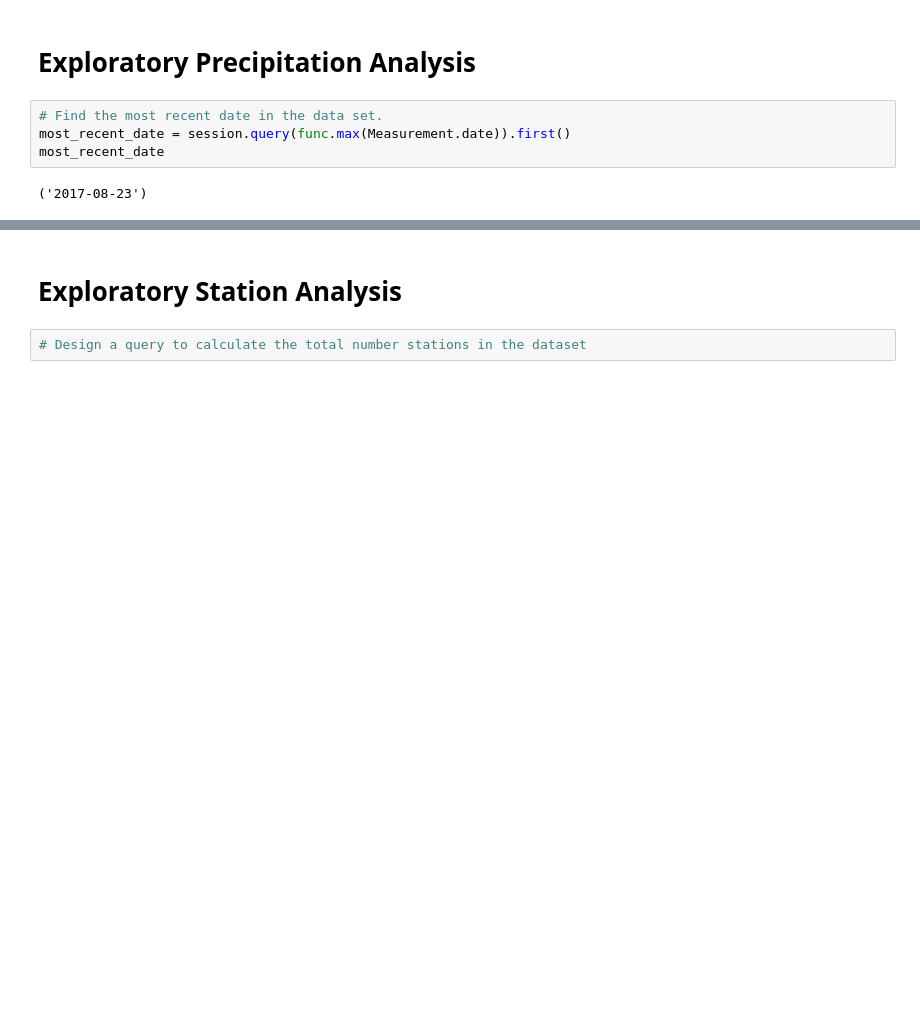
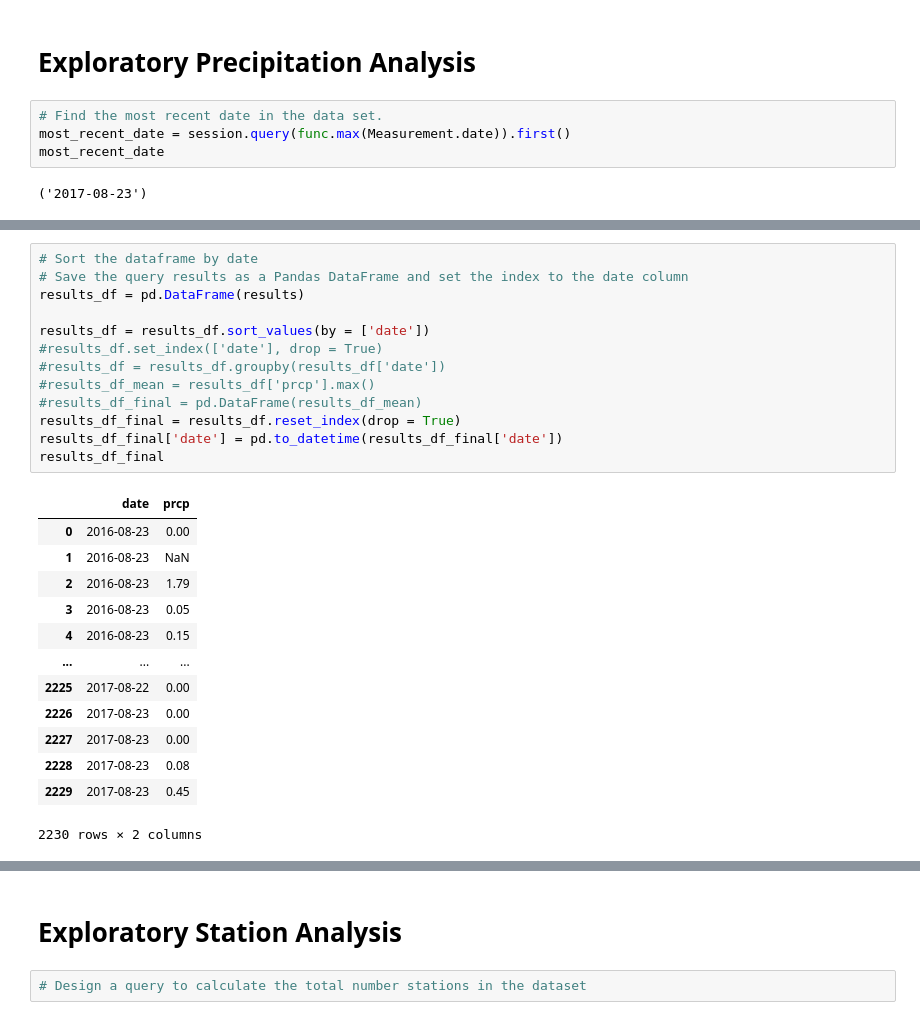
Before and after one commit to 22OVERSooN/sqlalchemy_challenge, a Jupyter notebook: climate_starter.ipynb, the cells around one changed output, grey strips where cells are left out. Drawn from its saved outputs; the diff is of its cells as text; blank space fills up the shorter version.

```diff
--- a/climate_starter.ipynb
+++ b/climate_starter.ipynb
@@ -110,0 +126,27 @@ most_recent_date
+# %%
+# Sort the dataframe by date
+# Save the query results as a Pandas DataFrame and set the index to the date column
+results_df = pd.DataFrame(results)
+
+results_df = results_df.sort_values(by = ['date'])
+#results_df.set_index(['date'], drop = True)
+#results_df = results_df.groupby(results_df['date'])
+#results_df_mean = results_df['prcp'].max()
+#results_df_final = pd.DataFrame(results_df_mean)
+results_df_final = results_df.reset_index(drop = True)
+results_df_final['date'] = pd.to_datetime(results_df_final['date'])
+results_df_final
+# %% [output]
+|  | date | prcp |
+| 0 | 2016-08-23 | 0.00 |
+| 1 | 2016-08-23 | NaN |
+| 2 | 2016-08-23 | 1.79 |
+| 3 | 2016-08-23 | 0.05 |
+| 4 | 2016-08-23 | 0.15 |
+| ... | ... | ... |
+| 2225 | 2017-08-22 | 0.00 |
+| 2226 | 2017-08-23 | 0.00 |
+| 2227 | 2017-08-23 | 0.00 |
+| 2228 | 2017-08-23 | 0.08 |
+| 2229 | 2017-08-23 | 0.45 |
+2230 rows × 2 columns
```
Also changed, not shown: parts of 4 cells of this notebook.
